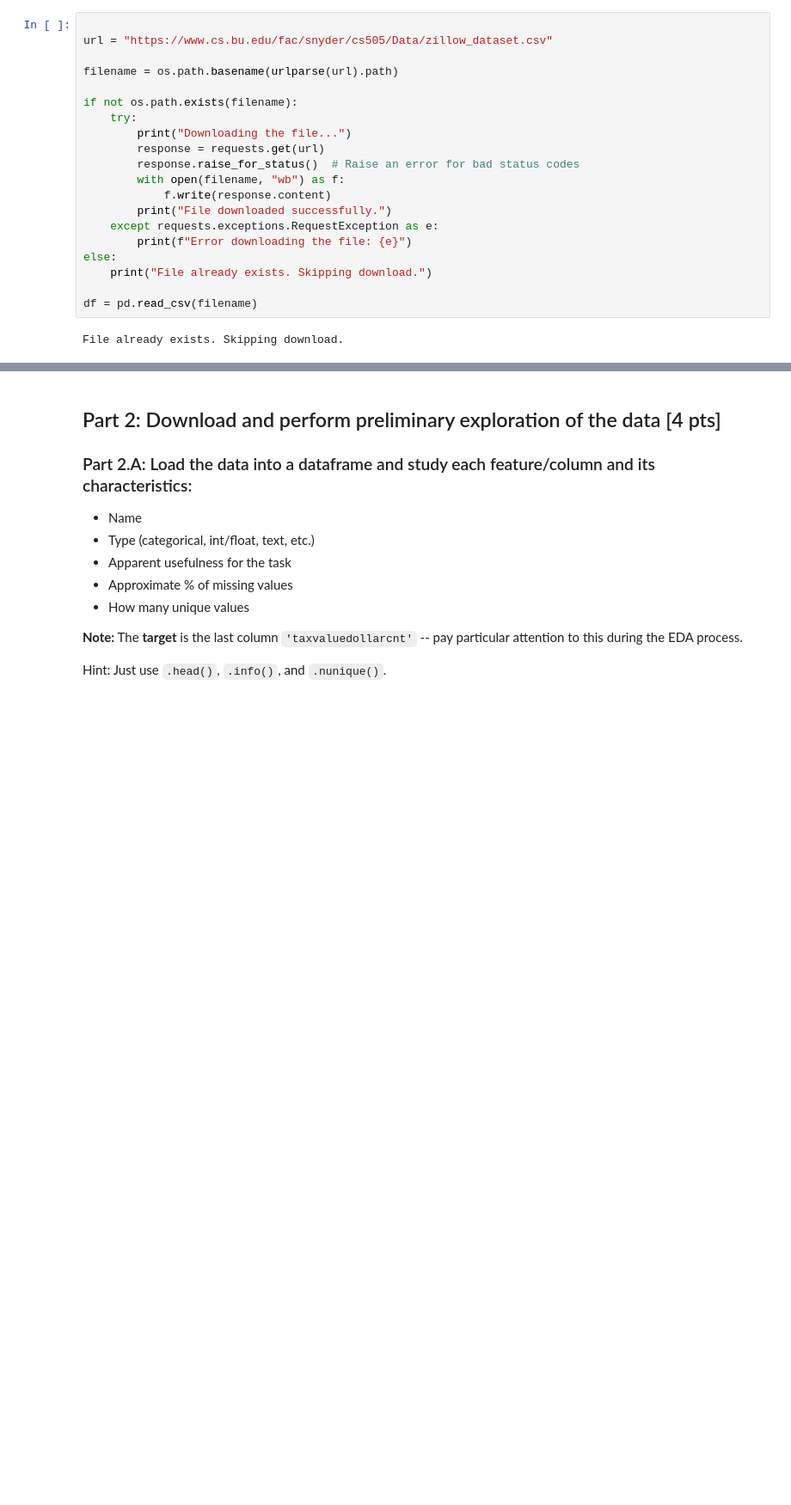
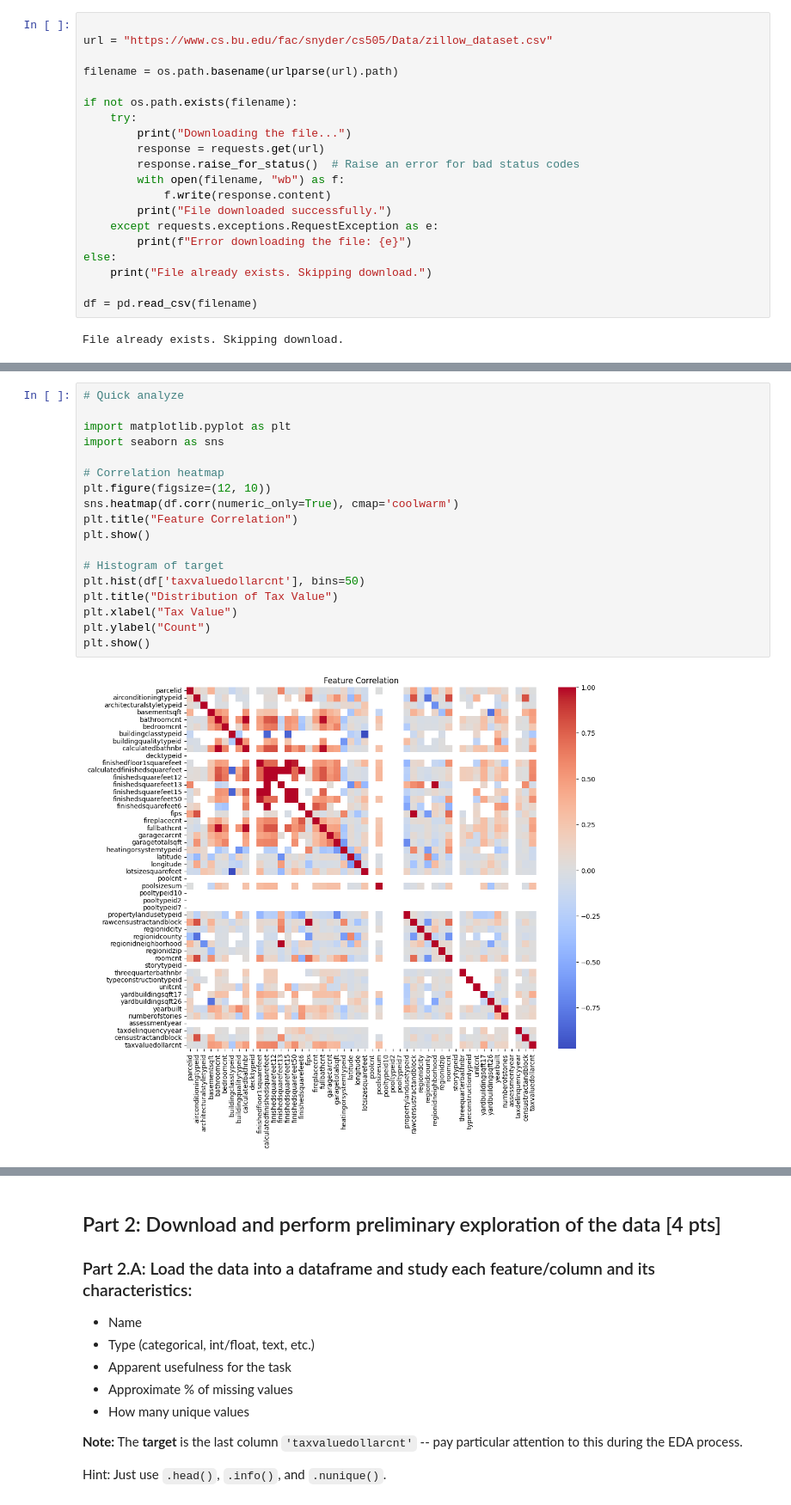
Before and after one commit to famorcam14/milestone_1_group_project, a Jupyter notebook: Milestone_01.ipynb, the cells around one changed output, grey strips where cells are left out. Shown at 86% size. Drawn from its saved outputs; the diff is of its cells as text; blank space fills up the shorter version.

```diff
--- a/Milestone_01.ipynb
+++ b/Milestone_01.ipynb
@@ -140,0 +156,20 @@ AFTER doing your EDA, come back and answer each of the following 3 questions in
+# %%
+# Quick analyze
+
+import matplotlib.pyplot as plt
+import seaborn as sns
+
+# Correlation heatmap
+plt.figure(figsize=(12, 10))
+sns.heatmap(df.corr(numeric_only=True), cmap='coolwarm')
+plt.title("Feature Correlation")
+plt.show()
+
+# Histogram of target
+plt.hist(df['taxvaluedollarcnt'], bins=50)
+plt.title("Distribution of Tax Value")
+plt.xlabel("Tax Value")
+plt.ylabel("Count")
+plt.show()
+# %% [output]
+[figure, added]
```
Also changed, not shown: parts of 31 cells of this notebook.
